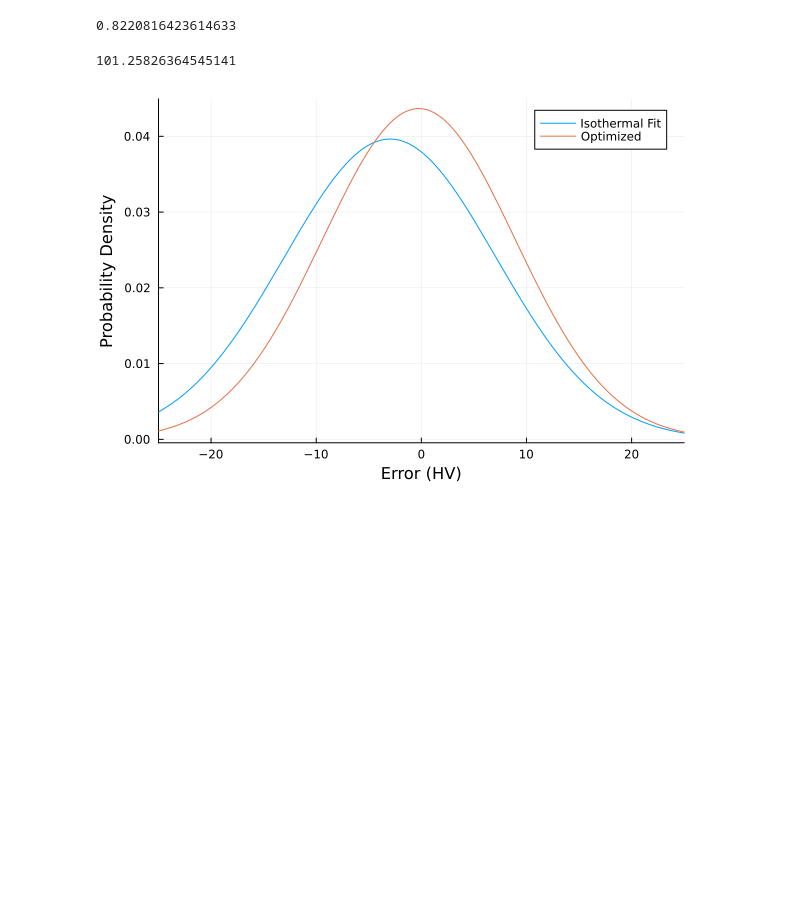
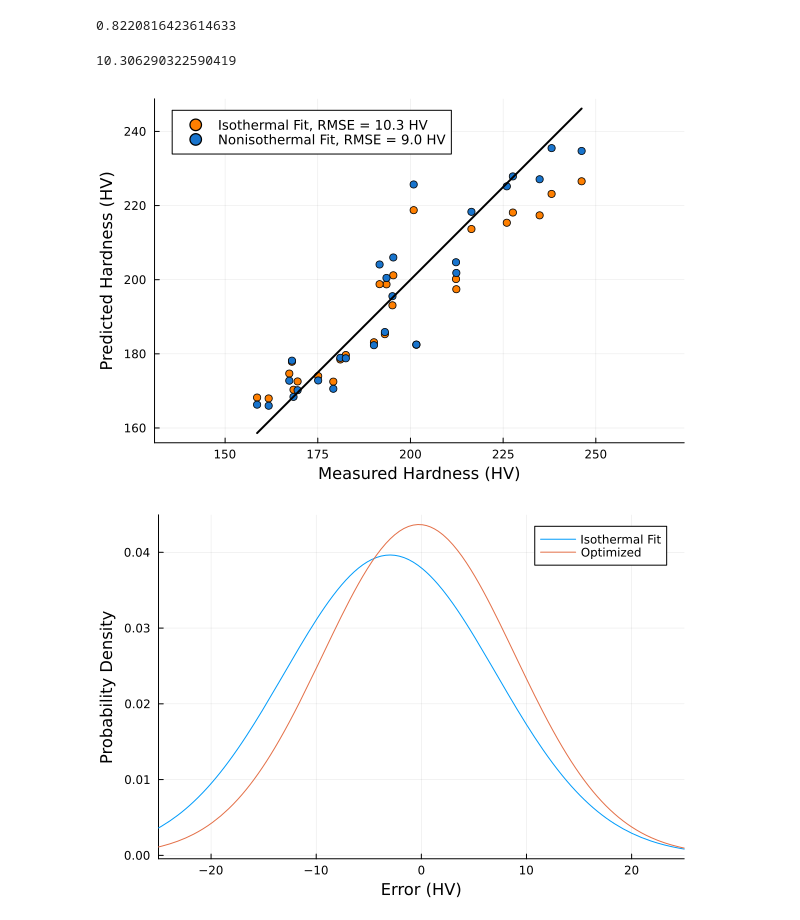
Before and after one commit to CMU-EMIT-Lab/ADDOPT.jl, a Jupyter notebook: examples/waam_example/gleeble_cylinders/sysid.ipynb, the cells around one changed output. Saved outputs shown, nothing was run; the diff lists cells and outputs as text; code cells hidden in the pictures; blank space fills up the shorter version.

```diff
--- a/examples/waam_example/gleeble_cylinders/sysid.ipynb
+++ b/examples/waam_example/gleeble_cylinders/sysid.ipynb
@@ -423,7 +441,7 @@ prob.ȳ = [0.6814702777777778, 0.8288136458333335, 0.8832022916666668, 0.7910547
 √(sum((yf0 .- prob.ȳ) .^ 2)) / length(ȳ) = 0.008421790940327085
 0.008421790940327085
 # %%
-θ = fit_avrami(prob, θ₀, [-Inf, 0.0, 0.0], [Inf, Inf, Inf]; solv="mumps", tol=1e-5, max_iter=50_000)
+# θ = fit_avrami(prob, θ₀, [-Inf, 0.0, 0.0], [Inf, Inf, Inf]; solv="mumps", tol=1e-5, max_iter=50_000)
 # write("theta.txt", θ)
 θ
 # %% [output]
@@ -515,8 +492,20 @@ err_mean = mean(err)
 err_var = std(err)^2
 err0_mean = mean(err0)
 err0_var = std(err0)^2
+
+rmse = √(sum(err.^2) / length(ȳ))
+rmse0 = √(sum(err0.^2) / length(ȳ))
 # %% [output]
-101.25826364545141
+10.306290322590419
+# %%
+plot(xlabel="Measured Hardness (HV)", ylabel="Predicted Hardness (HV)", aspect_ratio=:equal, legendfontsize=9)
+scatter!(Hmax .- (Hmax - Hmin) .* ȳ, Hmax .- (Hmax - Hmin) .* yf0, label="Isothermal Fit, RMSE = $(round(rmse0, digits=1)) HV", color=:darkorange1)
+scatter!(Hmax .- (Hmax - Hmin) .* ȳ, Hmax .- (Hmax - Hmin) .* yf, label="Nonisothermal Fit, RMSE = $(round(rmse, digits=1)) HV", color=:dodgerblue3)
+plot!(t -> t, label=nothing, color=:black, linewidth=2)
+# cd("/home/mkhrenov/Downloads/")
+# savefig("fit_comparison.svg")
+# %% [output]
+[figure, added]
 # %%
 n_pdf(x, μ, σ²) = 1 / √(2π*σ²) * exp(-(x - μ)^2/(2σ²))
 
```
Also changed, not shown: parts of 5 cells of this notebook, 3 other files.
